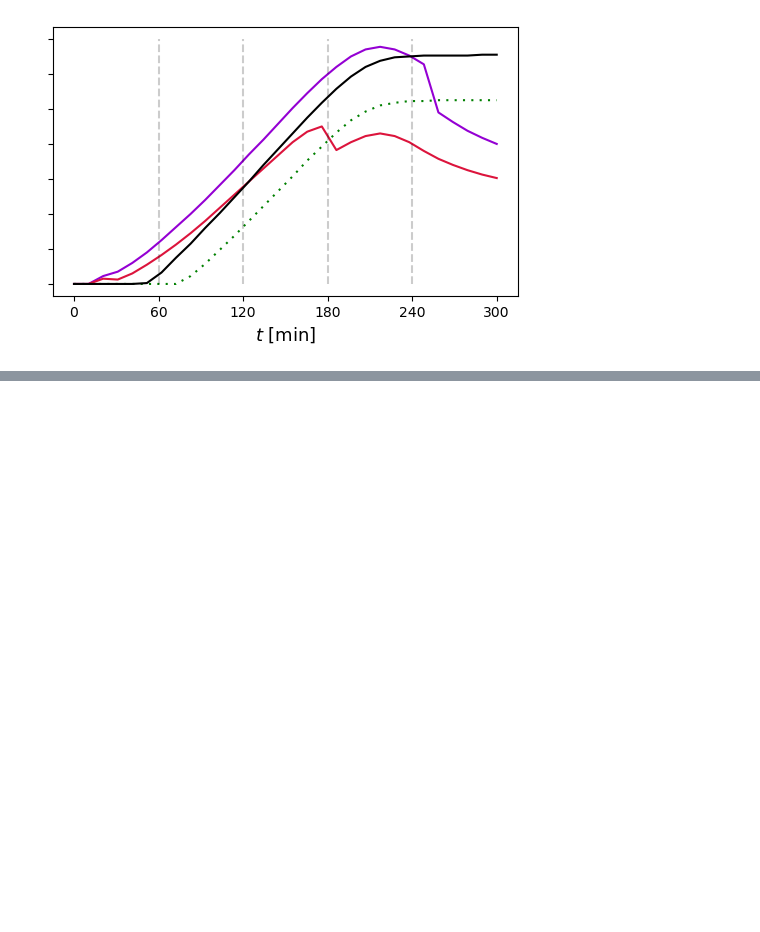
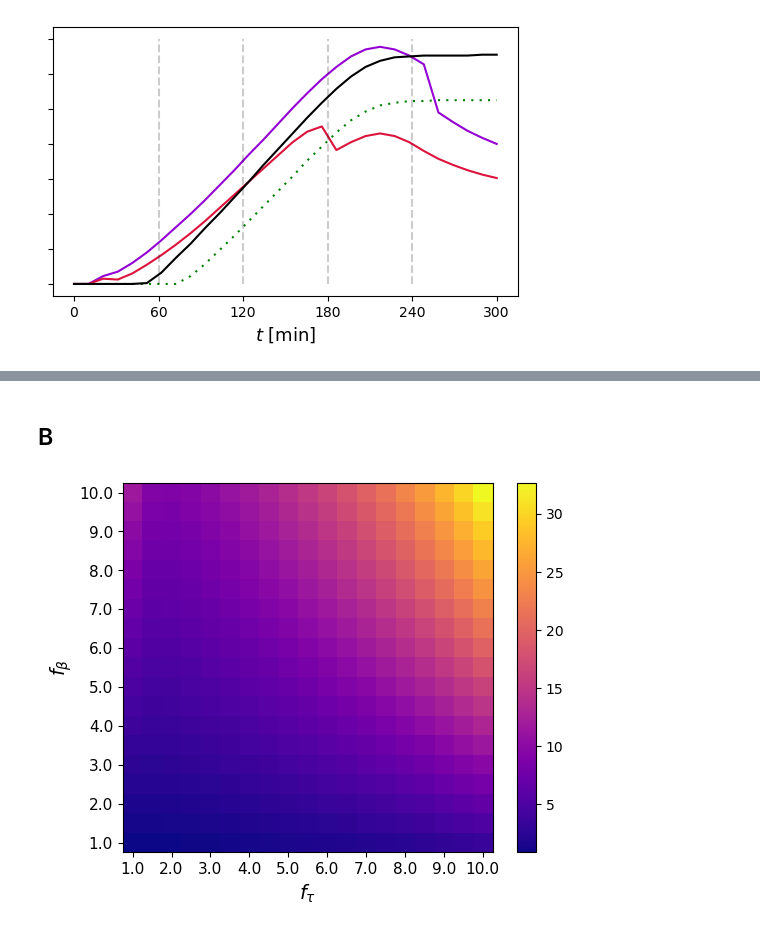
Before and after one commit to UlrikHvid/Competitive-advantages-of-T-even-phage-lysis-inhibition-in-response-to-secondary-infection, a Jupyter notebook: Figs_2-4+S1.ipynb, the cells around one changed output, grey strips where cells are left out. Drawn from its saved outputs; the diff is of its cells as text; code cells hidden in the pictures; blank space fills up the shorter version.

```diff
--- a/Figs_2-4+S1.ipynb
+++ b/Figs_2-4+S1.ipynb
@@ -352,0 +317,37 @@ plt.show()
+# %% [markdown]
+## B
+# %%
+#Fig. S1 B
+#VS = DV()
+#VS.comp = 1
+#VS.rtrig = False #This makes r-mutant not trigger LIN
+
+side = 19
+ratarrcomp2 = np.zeros((side,side)) #Figure data goes here
+ftauarr = np.linspace(1,10,side)
+fbetaarr = np.linspace(1,10,side)
+
+#Initial values
+y0      = IV("M1",comp = VS.comp)
+y0[-2]  = 10**3
+y0[-3]  = 10**3
+
+t = 20*60
+
+for it,ftau in enumerate(tqdm(ftauarr)):
+    for ib,fbeta in enumerate(fbetaarr):
+        VS.f_tau = ftau
+        VS.f_beta = fbeta
+        sol = solve_ivp(M1,[0,t],y0,args = Const(VS,"M1"))
+        ratarrcomp2[ib,it] = sol.y[-2,-1]/sol.y[-3,-1]
+# %%
+heatmap = plt.imshow(ratarrcomp2,origin="lower",cmap="plasma")
+plt.colorbar(heatmap)
+plt.xticks(np.arange(20,step=2), ftauarr[::2],fontsize = 11)
+plt.yticks(np.arange(20,step=2), fbetaarr[::2],fontsize = 11)
+plt.xlabel(r"$f_{\tau}$",fontsize= 14)
+plt.ylabel(r"$f_{\beta}$",fontsize= 14)
+plt.savefig("FigS1B")
+plt.show()
+# %% [output]
+[figure, added]
```
Also changed, not shown: parts of 10 cells of this notebook.
